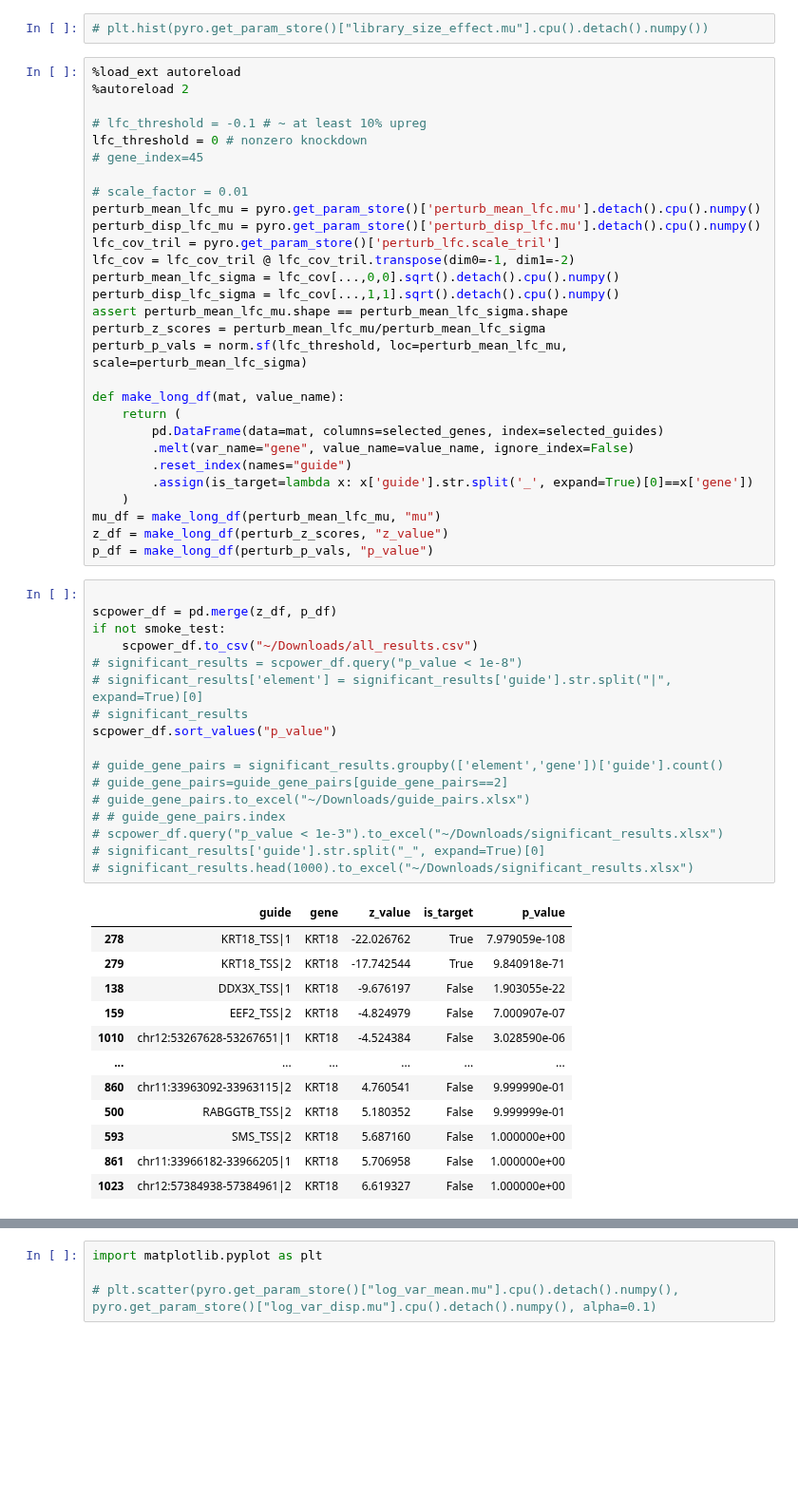
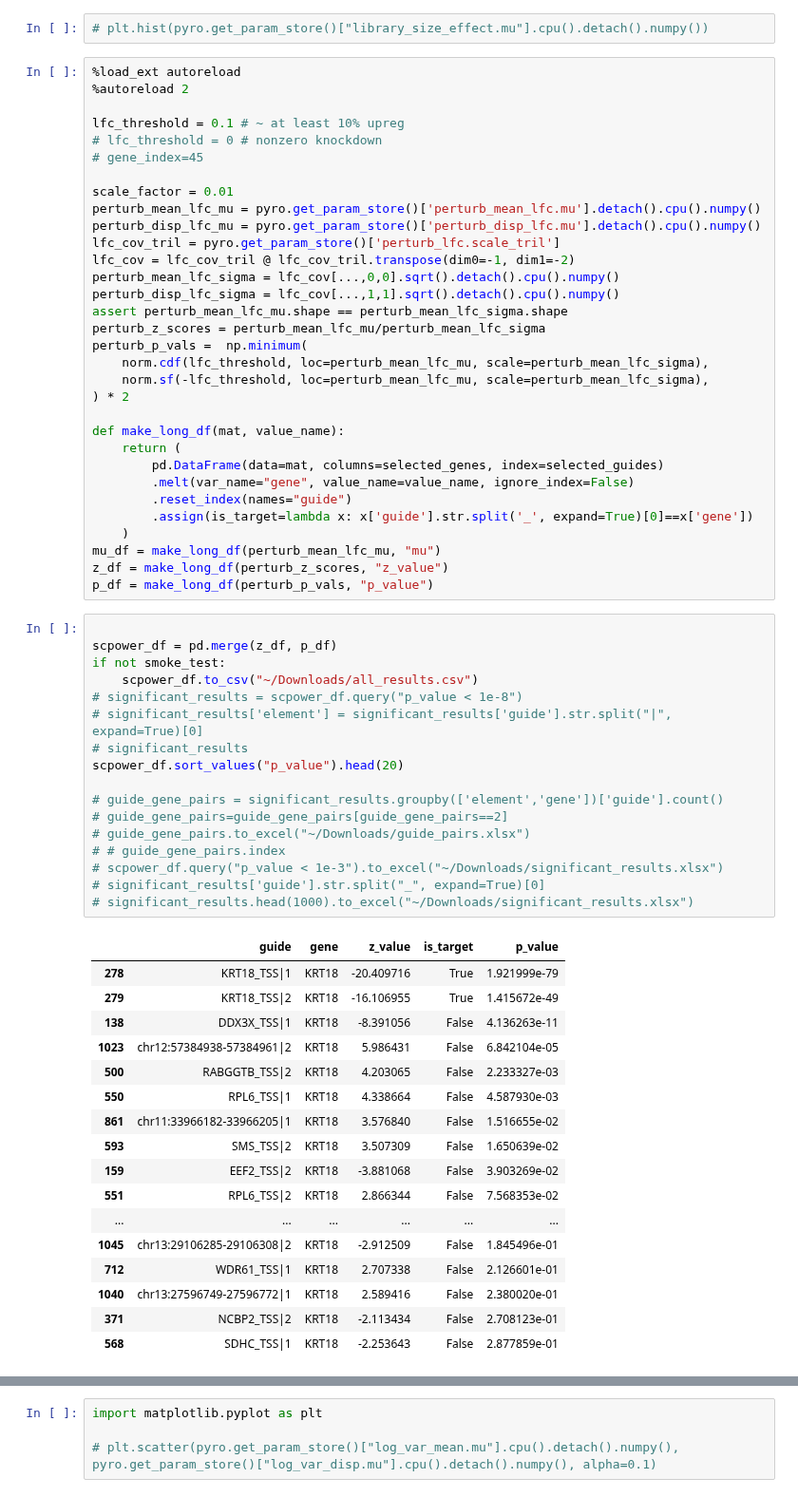
Before and after one commit to pinellolab/PerTurbo, a Jupyter notebook: reproducibility/gasperini_pilot.ipynb, the cells around one changed output, grey strips where cells are left out. Shown at 95% size. Saved outputs shown, nothing was run; the diff lists cells and outputs as text; blank space fills up the shorter version.

```diff
--- a/reproducibility/gasperini_pilot.ipynb
+++ b/reproducibility/gasperini_pilot.ipynb
@@ -293,11 +293,11 @@ tensor([[0.0585],
 %load_ext autoreload
 %autoreload 2
 
-# lfc_threshold = -0.1 # ~ at least 10% upreg
-lfc_threshold = 0 # nonzero knockdown
+lfc_threshold = 0.1 # ~ at least 10% upreg
+# lfc_threshold = 0 # nonzero knockdown
 # gene_index=45
 
-# scale_factor = 0.01
+scale_factor = 0.01
 perturb_mean_lfc_mu = pyro.get_param_store()['perturb_mean_lfc.mu'].detach().cpu().numpy()
 perturb_disp_lfc_mu = pyro.get_param_store()['perturb_disp_lfc.mu'].detach().cpu().numpy()
 lfc_cov_tril = pyro.get_param_store()['perturb_lfc.scale_tril']
@@ -306,7 +306,10 @@ perturb_mean_lfc_sigma = lfc_cov[...,0,0].sqrt().detach().cpu().numpy()
 perturb_disp_lfc_sigma = lfc_cov[...,1,1].sqrt().detach().cpu().numpy()
 assert perturb_mean_lfc_mu.shape == perturb_mean_lfc_sigma.shape
 perturb_z_scores = perturb_mean_lfc_mu/perturb_mean_lfc_sigma
-perturb_p_vals = norm.sf(lfc_threshold, loc=perturb_mean_lfc_mu, scale=perturb_mean_lfc_sigma)
+perturb_p_vals =  np.minimum(
+    norm.cdf(lfc_threshold, loc=perturb_mean_lfc_mu, scale=perturb_mean_lfc_sigma),
+    norm.sf(-lfc_threshold, loc=perturb_mean_lfc_mu, scale=perturb_mean_lfc_sigma),
+) * 2
 
 def make_long_df(mat, value_name):
     return (
@@ -321,30 +324,35 @@ p_df = make_long_df(perturb_p_vals, "p_value")
 # %%
 
 scpower_df = pd.merge(z_df, p_df)
 if not smoke_test:
     scpower_df.to_csv("~/Downloads/all_results.csv")
 # significant_results = scpower_df.query("p_value < 1e-8")
 # significant_results['element'] = significant_results['guide'].str.split("|", expand=True)[0]
 # significant_results
-scpower_df.sort_values("p_value")
+scpower_df.sort_values("p_value").head(20)
 
 # guide_gene_pairs = significant_results.groupby(['element','gene'])['guide'].count()
 # guide_gene_pairs=guide_gene_pairs[guide_gene_pairs==2]
 # guide_gene_pairs.to_excel("~/Downloads/guide_pairs.xlsx")
 # # guide_gene_pairs.index
 # scpower_df.query("p_value < 1e-3").to_excel("~/Downloads/significant_results.xlsx")
 # significant_results['guide'].str.split("_", expand=True)[0]
 # significant_results.head(1000).to_excel("~/Downloads/significant_results.xlsx")
 # %% [output]
 |  | guide | gene | z_value | is_target | p_value |
-| 278 | KRT18_TSS|1 | KRT18 | -22.026762 | True | 7.979059e-108 |
-| 279 | KRT18_TSS|2 | KRT18 | -17.742544 | True | 9.840918e-71 |
-| 138 | DDX3X_TSS|1 | KRT18 | -9.676197 | False | 1.903055e-22 |
-| 159 | EEF2_TSS|2 | KRT18 | -4.824979 | False | 7.000907e-07 |
-| 1010 | chr12:53267628-53267651|1 | KRT18 | -4.524384 | False | 3.028590e-06 |
+| 278 | KRT18_TSS|1 | KRT18 | -20.409716 | True | 1.921999e-79 |
+| 279 | KRT18_TSS|2 | KRT18 | -16.106955 | True | 1.415672e-49 |
+| 138 | DDX3X_TSS|1 | KRT18 | -8.391056 | False | 4.136263e-11 |
+| 1023 | chr12:57384938-57384961|2 | KRT18 | 5.986431 | False | 6.842104e-05 |
+| 500 | RABGGTB_TSS|2 | KRT18 | 4.203065 | False | 2.233327e-03 |
+| 550 | RPL6_TSS|1 | KRT18 | 4.338664 | False | 4.587930e-03 |
+| 861 | chr11:33966182-33966205|1 | KRT18 | 3.576840 | False | 1.516655e-02 |
+| 593 | SMS_TSS|2 | KRT18 | 3.507309 | False | 1.650639e-02 |
+| 159 | EEF2_TSS|2 | KRT18 | -3.881068 | False | 3.903269e-02 |
+| 551 | RPL6_TSS|2 | KRT18 | 2.866344 | False | 7.568353e-02 |
 | ... | ... | ... | ... | ... | ... |
-| 860 | chr11:33963092-33963115|2 | KRT18 | 4.760541 | False | 9.999990e-01 |
-| 500 | RABGGTB_TSS|2 | KRT18 | 5.180352 | False | 9.999999e-01 |
-| 593 | SMS_TSS|2 | KRT18 | 5.687160 | False | 1.000000e+00 |
-| 861 | chr11:33966182-33966205|1 | KRT18 | 5.706958 | False | 1.000000e+00 |
-| 1023 | chr12:57384938-57384961|2 | KRT18 | 6.619327 | False | 1.000000e+00 |
+| 1045 | chr13:29106285-29106308|2 | KRT18 | -2.912509 | False | 1.845496e-01 |
+| 712 | WDR61_TSS|1 | KRT18 | 2.707338 | False | 2.126601e-01 |
+| 1040 | chr13:27596749-27596772|1 | KRT18 | 2.589416 | False | 2.380020e-01 |
+| 371 | NCBP2_TSS|2 | KRT18 | -2.113434 | False | 2.708123e-01 |
+| 568 | SDHC_TSS|1 | KRT18 | -2.253643 | False | 2.877859e-01 |
```
Also changed, not shown: parts of 11 cells of this notebook, 2 other files.
